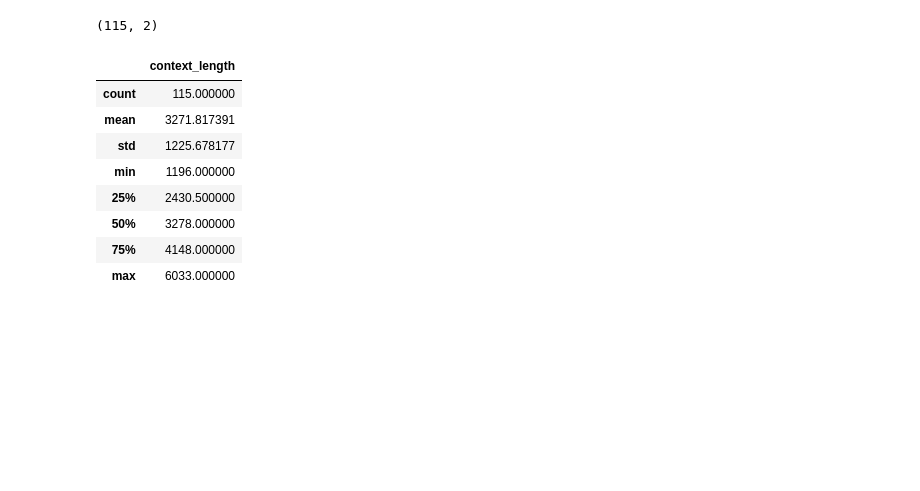
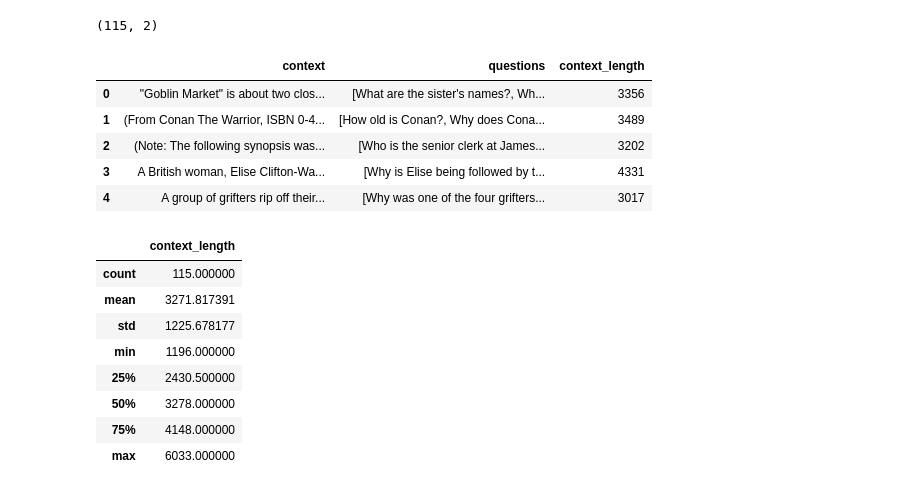
Before and after one commit to pacificcoast1/llama-stack, a Jupyter notebook: init4_narrativeqa.ipynb, the cells around one changed output. Saved outputs shown, nothing was run; the diff lists cells and outputs as text; code cells hidden in the pictures; blank space fills up the shorter version.

```diff
--- a/init4_narrativeqa.ipynb
+++ b/init4_narrativeqa.ipynb
@@ -64,6 +64,20 @@ Number of duplicate contexts: 0
 # %%
 # df = df.sample(n=250, random_state=42)
 # df.head()
+# %%
+import pandas as pd
+
+# Save DataFrame to parquet file
+df.to_parquet('data/narrativeqa.parquet')
+df = pd.read_parquet('data/narrativeqa.parquet')
+df.head()
+# %% [output]
+|  | context | questions | context_length |
+| 0 | "Goblin Market" is about two clos... | [What are the sister's names?, Wh... | 3356 |
+| 1 | (From Conan The Warrior, ISBN 0-4... | [How old is Conan?, Why does Cona... | 3489 |
+| 2 | (Note: The following synopsis was... | [Who is the senior clerk at James... | 3202 |
+| 3 | A British woman, Elise Clifton-Wa... | [Why is Elise being followed by t... | 4331 |
+| 4 | A group of grifters rip off their... | [Why was one of the four grifters... | 3017 |
 # %%
 df['context_length'] = df['context'].apply(lambda x: len(x))
 df.describe()
```
Also changed, not shown: 2 other files.
